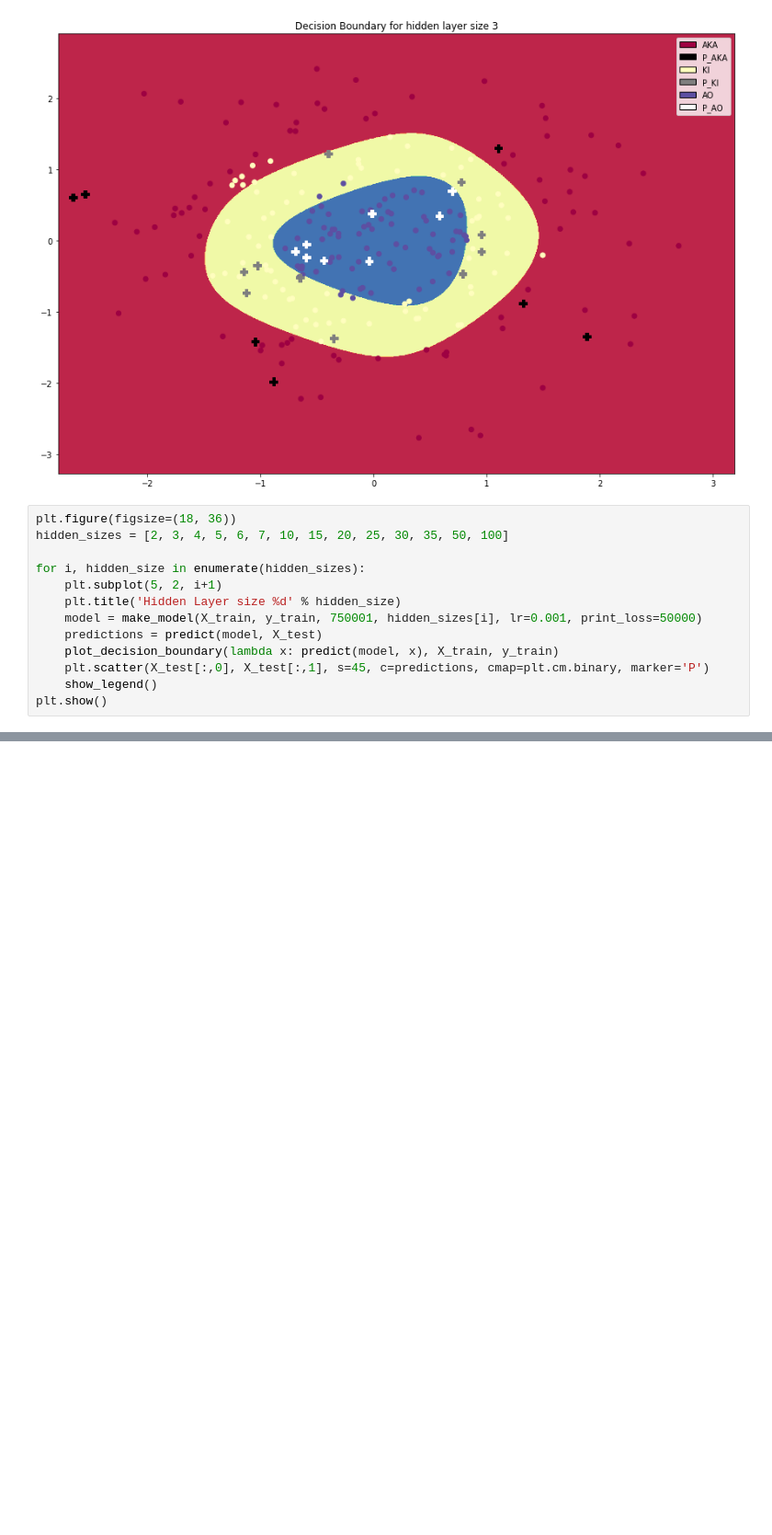
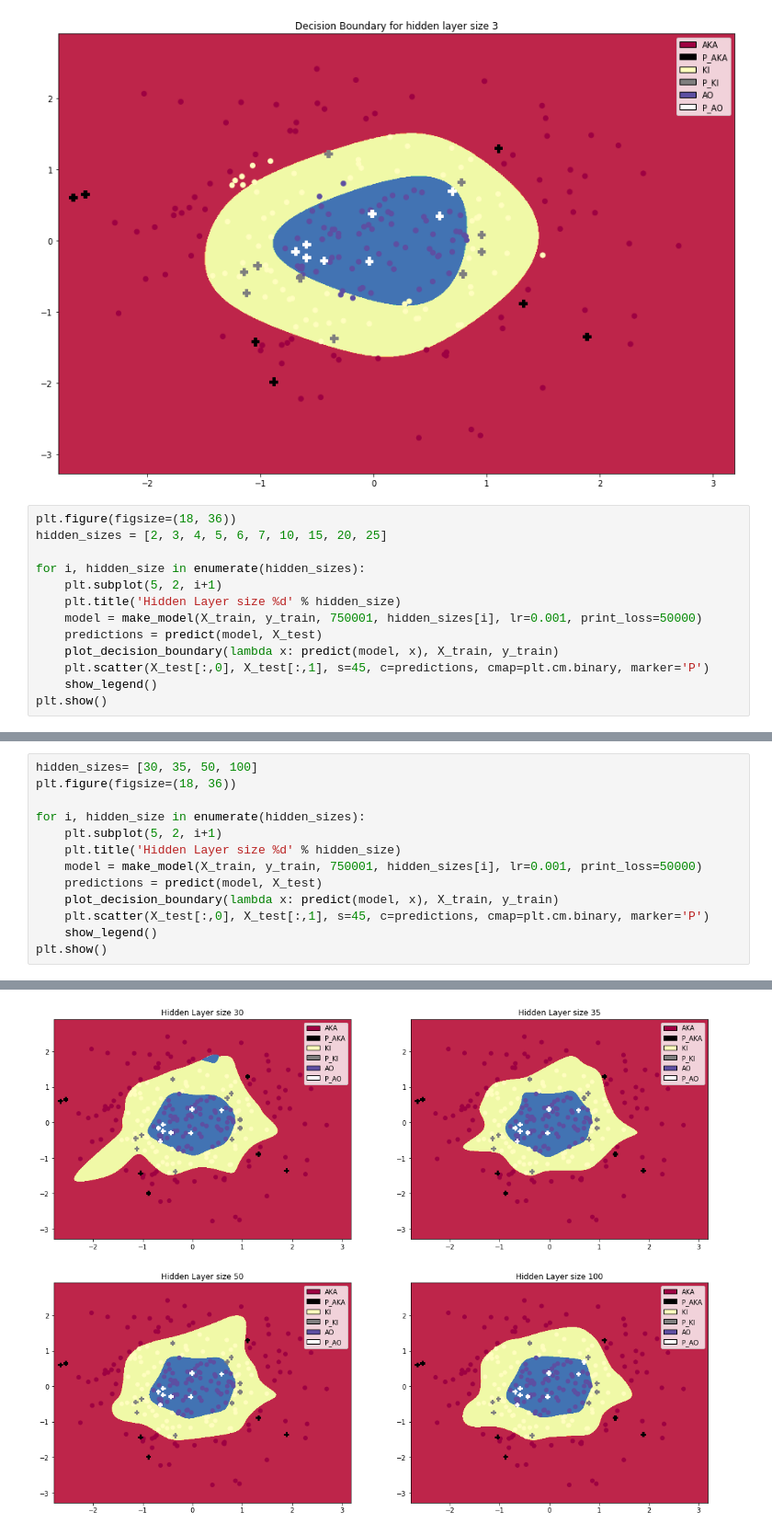
Before and after one commit to FD253/wildml, a Jupyter notebook: nn-from-scratch-multiclass.ipynb, the cells around one changed output, grey strips where cells are left out. Shown at 92% size. Cells and saved outputs as stored; diff of their text form; blank space fills up the shorter version.

```diff
--- a/nn-from-scratch-multiclass.ipynb
+++ b/nn-from-scratch-multiclass.ipynb
@@ -206,7 +206,7 @@ show_legend()
 [figure]
 # %%
 plt.figure(figsize=(18, 36))
-hidden_sizes = [2, 3, 4, 5, 6, 7, 10, 15, 20, 25, 30, 35, 50, 100]
+hidden_sizes = [2, 3, 4, 5, 6, 7, 10, 15, 20, 25]
 
 for i, hidden_size in enumerate(hidden_sizes):
     plt.subplot(5, 2, i+1)
@@ -239 +238,15 @@ ValueError: num must be 1 <= num <= 10, not 11
 [figure]
+# %%
+hidden_sizes= [30, 35, 50, 100]
+plt.figure(figsize=(18, 36))
+
+for i, hidden_size in enumerate(hidden_sizes):
+    plt.subplot(5, 2, i+1)
+    plt.title('Hidden Layer size %d' % hidden_size)
+    model = make_model(X_train, y_train, 750001, hidden_sizes[i], lr=0.001, print_loss=50000)
+    predictions = predict(model, X_test)
+    plot_decision_boundary(lambda x: predict(model, x), X_train, y_train)
+    plt.scatter(X_test[:,0], X_test[:,1], s=45, c=predictions, cmap=plt.cm.binary, marker='P')
+    show_legend()
+plt.show()
+# %% [output]
@@ -239,0 +270 @@ ValueError: num must be 1 <= num <= 10, not 11
+[figure, added]
```
Also changed, not shown: parts of 2 cells of this notebook.
